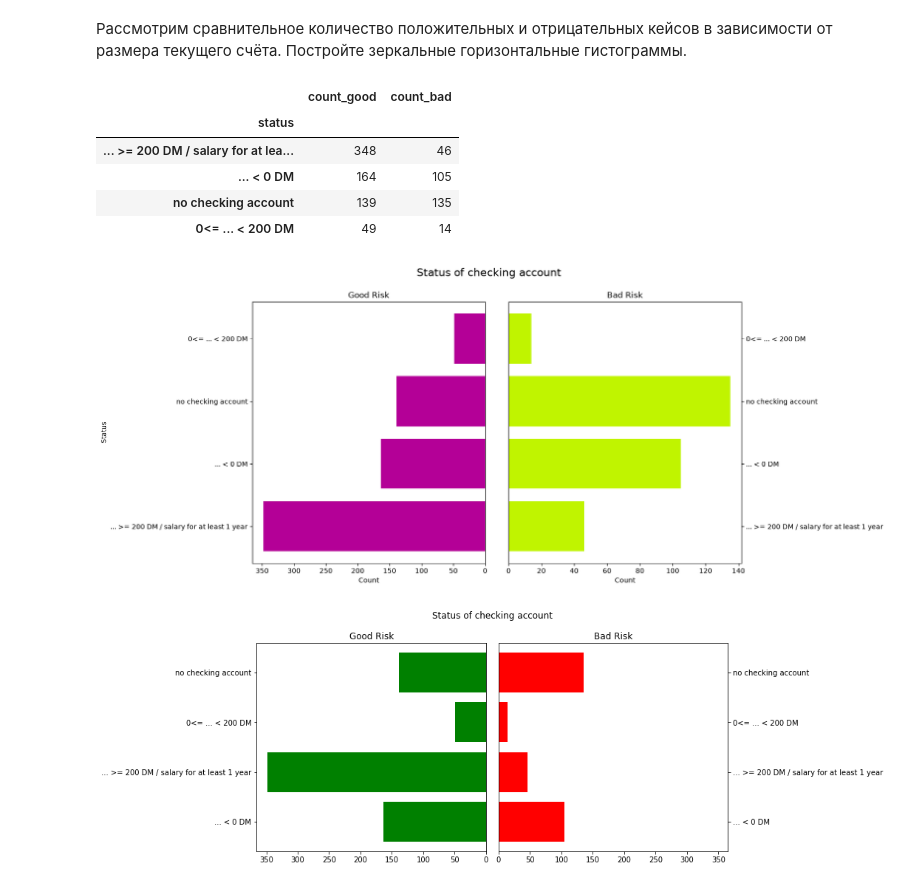
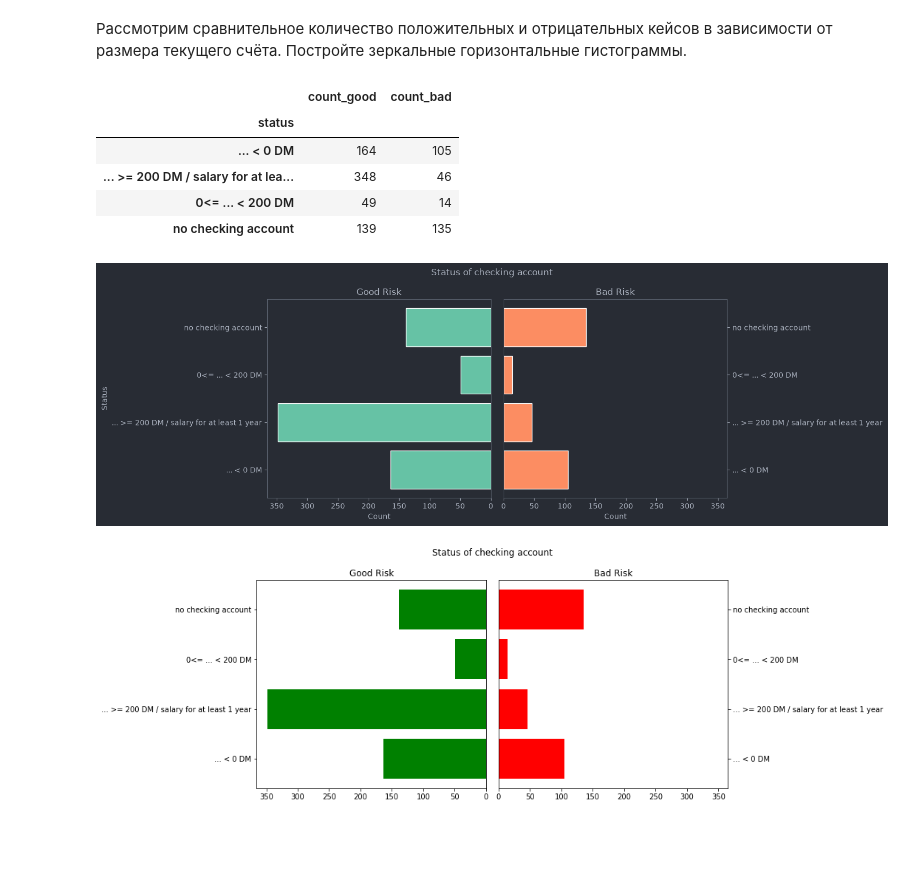
Before and after one commit to rudast/machine-learning-2026, a Jupyter notebook: lesson-5/hw01-EDA.ipynb, the cells around one changed output. Cells and saved outputs as stored; diff of their text form; code cells hidden in the pictures; blank space fills up the shorter version.

```diff
--- a/lesson-5/hw01-EDA.ipynb
+++ b/lesson-5/hw01-EDA.ipynb
@@ -160,8 +196,11 @@ Length: 4, dtype: str
 ### Задание 6 (1 балл)
 # %%
 import numpy as np
+import seaborn as sns
 import matplotlib.pyplot as plt
 %matplotlib inline
+
+my_pallete = sns.color_palette("Set2", 3)
 # %% [markdown]
 Используя numpy и matplotlib, начнём с тренировки: постройте график функций $sin(x)$ и $cos(x)$ от $-\pi$ до $\pi$ из 100 точек c легендой и сеткой. Используйте для линий разные цвета, одна из них пусть будет пунктирной. Результат в этом и следующих заданиях на построение графиков должен получиться примерно как на картинке. Содержание подписей не должно обязательно совпадать, однако осмысленные подписи должны присутствовать на графиках.
 # %%
@@ -197,45 +239,46 @@ plt.show()
 # %% [markdown]
 Рассмотрим сравнительное количество положительных и отрицательных кейсов в зависимости от размера текущего счёта. Постройте зеркальные горизонтальные гистограммы.
 # %%
-good_data = data.loc[data.credit_risk == 'good', 'status'].value_counts().to_frame(name='count_good')
-bad_data = data.loc[data.credit_risk == 'bad', 'status'].value_counts().to_frame(name='count_bad')
-status_data = pd.concat([good_data, bad_data], axis=1)
+good_data = data.loc[data['credit_risk'] == 'good', 'status'].value_counts().to_frame(name='count_good')
+bad_data = data.loc[data['credit_risk'] == 'bad', 'status'].value_counts().to_frame(name='count_bad')
+status_data = pd.concat([good_data, bad_data], axis=1).sort_index()
 status_data
 # %% [output]
 |  | count_good | count_bad |
 | status |  |  |
+| ... < 0 DM | 164 | 105 |
 | ... >= 200 DM / salary for at lea... | 348 | 46 |
-| ... < 0 DM | 164 | 105 |
+| 0<= ... < 200 DM | 49 | 14 |
 | no checking account | 139 | 135 |
-| 0<= ... < 200 DM | 49 | 14 |
 # %%
-from matplotlib.axes import Axes
-fig, (ax1, ax2) = plt.subplots(nrows=1, ncols=2, sharey=False, figsize=(13, 7))
+fig, (ax1, ax2) = plt.subplots(nrows=1, ncols=2, sharey=False, figsize=(15, 5))
 
-assert isinstance(ax1, Axes)
-assert isinstance(ax2, Axes)
-
-ax1.barh(status_data.index.values, status_data.count_good, color='#B40097')
-ax2.barh(status_data.index.values, status_data.count_bad, color='#C0F400')
+ax1.barh(status_data.index.values, status_data.count_good, color=my_pallete[0], edgecolor='w')
+ax2.barh(status_data.index.values, status_data.count_bad, color=my_pallete[1], edgecolor='w')
 
 ax1.set(
     xlabel='Count',
     ylabel='Status',
     title='Good Risk'
 )
 ax1.invert_xaxis()
 
 ax2.set(
     xlabel='Count',
     title='Bad Risk'
 )
 ax2.yaxis.tick_right()
 
+max_val = max(status_data.count_good.max(), status_data.count_bad.max()) * 1.05
+ax1.set_xlim(max_val, 0)
+ax2.set_xlim(0, max_val)
+
 fig.subplots_adjust(wspace=0.1)
-fig.suptitle(t='Status of checking account', fontsize=16)
+fig.suptitle(t='Status of checking account')
+fig.tight_layout()
 plt.show()
 # %% [output]
-[figure, old version]
+[figure, new version]
 # %%
 # your code here
 # %% [output]
```
Also changed, not shown: parts of 31 cells of this notebook, 1 other file.
